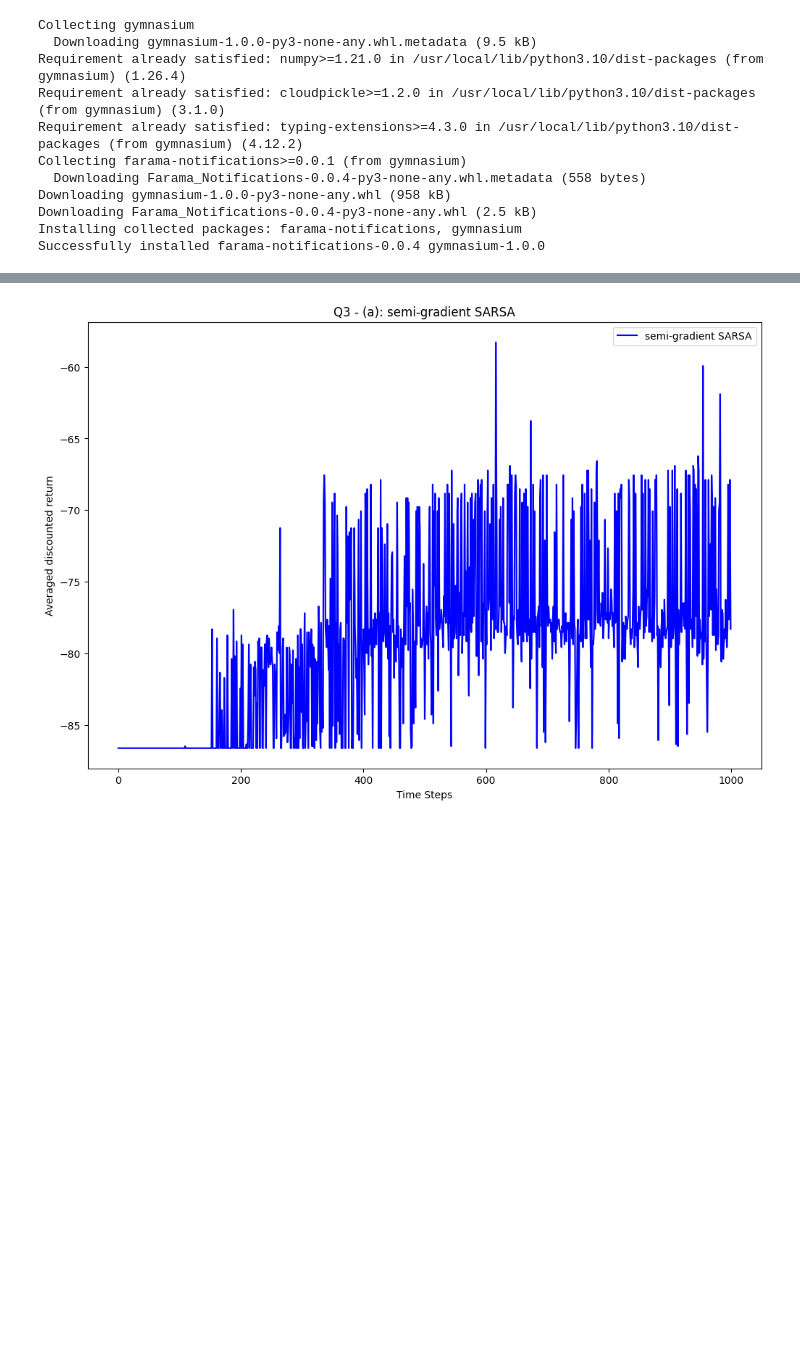
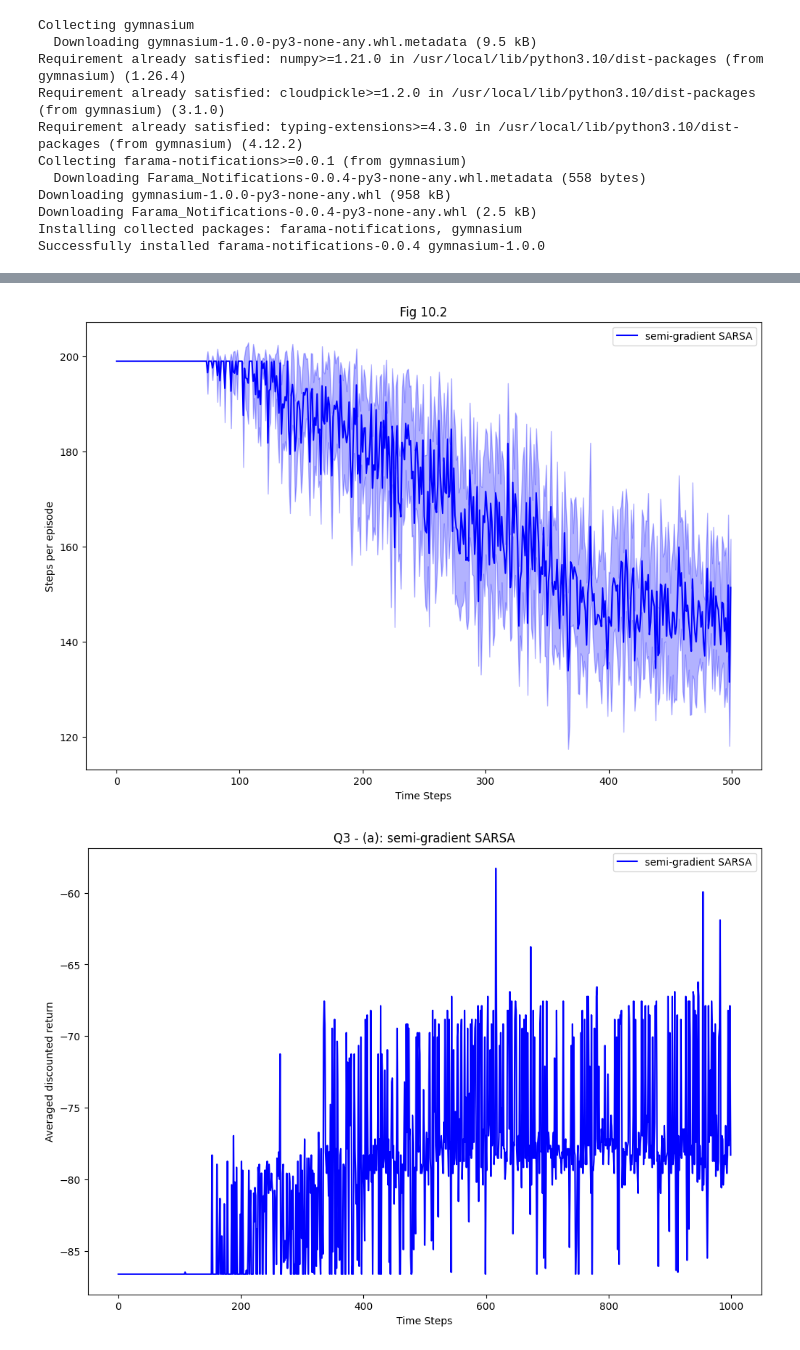
Before and after one commit to arjunjyothieswarb/CS5180, a Jupyter notebook: Assignment7/ex7_24fall.ipynb, the cells around one changed output, grey strips where cells are left out. Cells and saved outputs as stored; diff of their text form; code cells hidden in the pictures; blank space fills up the shorter version.

```diff
--- a/Assignment7/ex7_24fall.ipynb
+++ b/Assignment7/ex7_24fall.ipynb
@@ -986,6 +1071,8 @@ class MountainSARSAAgent():
 
         self.tile_num = 8
         self.iht = tiles3.IHT(4096)
+
+        episode_markers = []
 
 
     def _get_state_action_feature(self, state, action):
@@ -1046,6 +1133,8 @@ class MountainSARSAAgent():
             # Store rewards to compute return G for the current episode.
             reward_list = []
 
+            t = 0
+
             # Loop the episode
             while(True):
                 # Take the ACTION and observe REWARD and NEXT STATE
@@ -1068,12 +1157,13 @@ class MountainSARSAAgent():
                 else:
                     state = next_state
                     action = next_action
+                    t += 1
 
             # compute the discounted return for the current episode
             G = 0
             for reward in reversed(reward_list):
                 G = reward + self.gamma * G
-            discounted_returns.append(G)
+            discounted_returns.append(t)
 
         return discounted_returns
 # %%
@@ -1122,3 +1210,47 @@ if __name__ == "__main__":
+# %%
+if __name__ == "__main__":
+    # Making the environment
+    env = gym.make("MountainCar-v0")
+
+    obs, info = env.reset()
+
+    # set the random seed
+    np.random.seed(1234)
+    random.seed(1234)
+
+    # set hyper-parameters
+    params = {
+        "episode_num": 500,
+        "alpha": 0.1/8,
+        "gamma": 0.99,
+        "epsilon": 0.1
+    }
+
+    # set running trials; You can trial run_trial = 5 to debug
+    run_trial = 10
+
+    # run experiment for the Tile-based method
+    results_tile = []
+
+    # create the environment
+    my_env = gym.make("MountainCar-v0")
+
+    for _ in range(run_trial):
+
+
+        # run semi-gradient SARSA with Tile-based method with tile size n = 2
+        my_agent = MountainSARSAAgent(my_env, params)
+        res = my_agent.run()
+
+        # save result for each running trial
+        results_tile.append(np.array(res))
+
+    plot_curves([np.array(results_tile)],
+            ["semi-gradient SARSA"],
+            ["b"],
+            "Steps per episode", "Fig 10.2")
+# %% [output]
+[figure, added]
 # %%
     plot_curves([np.array(results_tile)],
             ["semi-gradient SARSA"],
```
Also changed, not shown: parts of 5 cells of this notebook.
